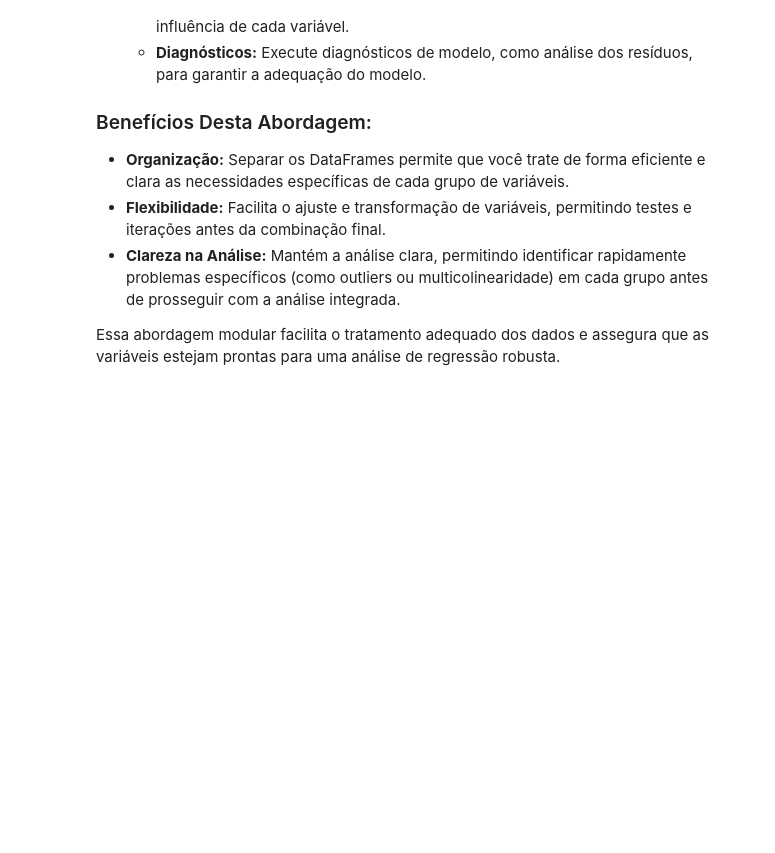
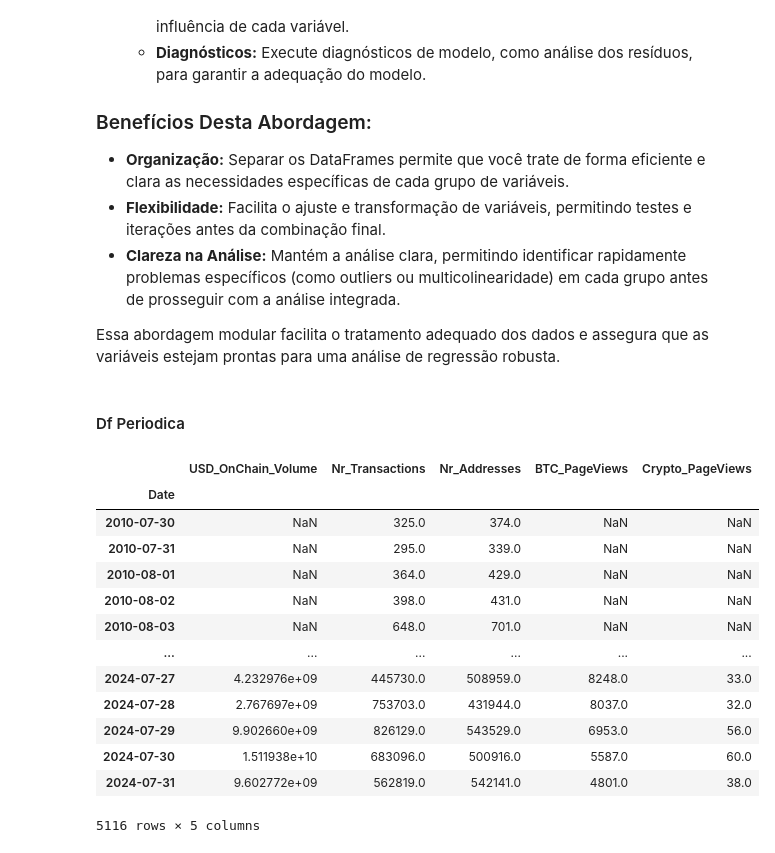
Before and after one commit to notp1ssed/ProjetoFinal-PosGraduacaoEngenhariaFinanceira, a Jupyter notebook: projeto_download_join_data.ipynb, the cells around one changed output. Drawn from its saved outputs; the diff is of its cells as text; code cells hidden in the pictures; blank space fills up the shorter version.

```diff
--- a/projeto_download_join_data.ipynb
+++ b/projeto_download_join_data.ipynb
@@ -476,3 +476,26 @@ Aqui está um workflow sugerido:
 - **Clareza na Análise:** Mantém a análise clara, permitindo identificar rapidamente problemas específicos (como outliers ou multicolinearidade) em cada grupo antes de prosseguir com a análise integrada.
 
 Essa abordagem modular facilita o tratamento adequado dos dados e assegura que as variáveis estejam prontas para uma análise de regressão robusta.
+# %% [markdown]
+#### Df Periodica
+# %%
+
+periodic_df = pd.DataFrame()
+
+periodic_df = opencsv[["USD_OnChain_Volume", "Nr_Transactions", "Nr_Addresses", "BTC_PageViews", "Crypto_PageViews"]]
+periodic_df
+# %% [output]
+|  | USD_OnChain_Volume | Nr_Transactions | Nr_Addresses | BTC_PageViews | Crypto_PageViews |
+| Date |  |  |  |  |  |
+| 2010-07-30 | NaN | 325.0 | 374.0 | NaN | NaN |
+| 2010-07-31 | NaN | 295.0 | 339.0 | NaN | NaN |
+| 2010-08-01 | NaN | 364.0 | 429.0 | NaN | NaN |
+| 2010-08-02 | NaN | 398.0 | 431.0 | NaN | NaN |
+| 2010-08-03 | NaN | 648.0 | 701.0 | NaN | NaN |
+| ... | ... | ... | ... | ... | ... |
+| 2024-07-27 | 4.232976e+09 | 445730.0 | 508959.0 | 8248.0 | 33.0 |
+| 2024-07-28 | 2.767697e+09 | 753703.0 | 431944.0 | 8037.0 | 32.0 |
+| 2024-07-29 | 9.902660e+09 | 826129.0 | 543529.0 | 6953.0 | 56.0 |
+| 2024-07-30 | 1.511938e+10 | 683096.0 | 500916.0 | 5587.0 | 60.0 |
+| 2024-07-31 | 9.602772e+09 | 562819.0 | 542141.0 | 4801.0 | 38.0 |
+5116 rows × 5 columns
```
Also changed, not shown: parts of 13 cells of this notebook, 4 other files.
